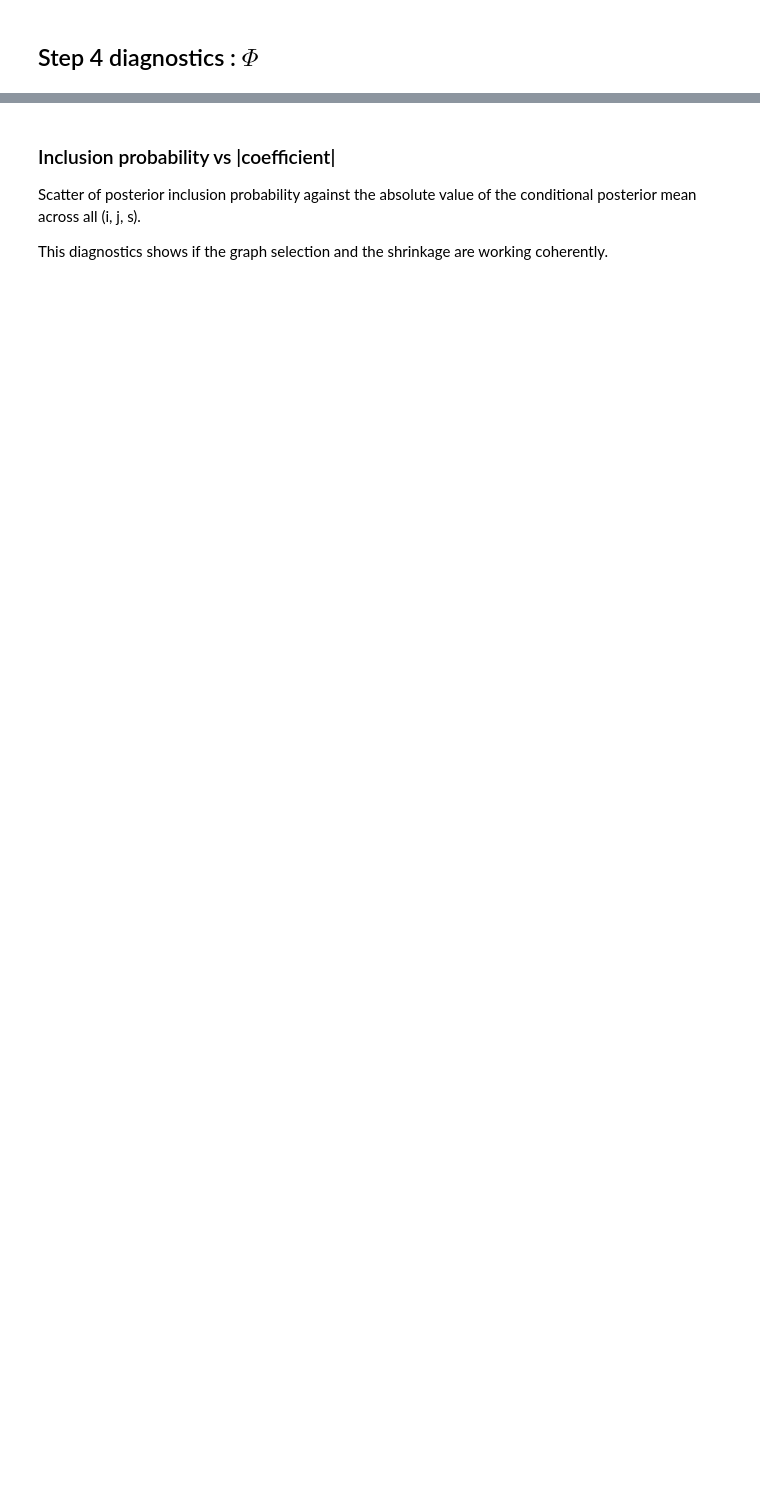
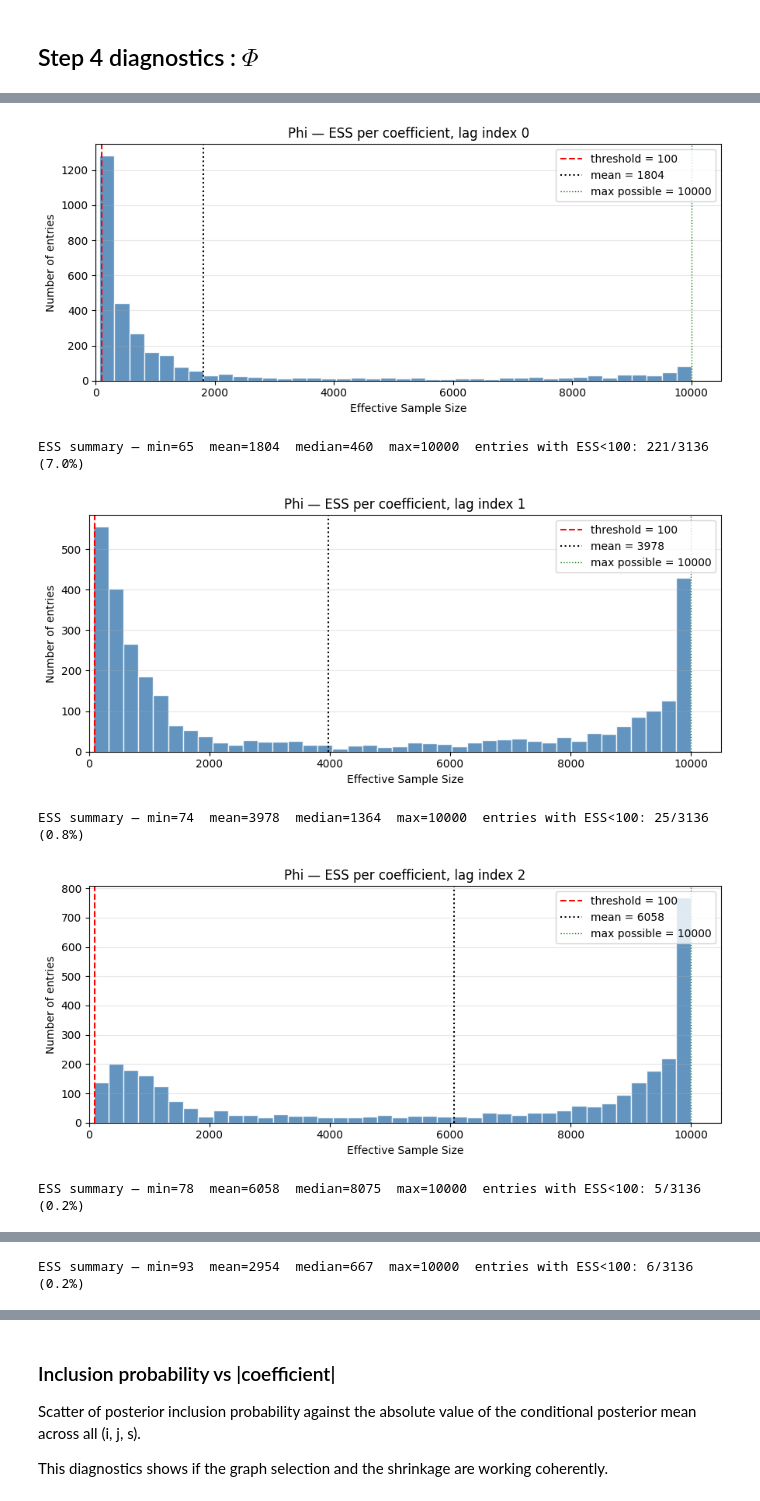
Before and after one commit to Silvia-Guidi/tesi, a Jupyter notebook: notebooks/diagnostics.ipynb, the cells around one changed output, grey strips where cells are left out. Drawn from its saved outputs; the diff is of its cells as text; code cells hidden in the pictures; blank space fills up the shorter version.

```diff
--- a/notebooks/diagnostics.ipynb
+++ b/notebooks/diagnostics.ipynb
@@ -587,18 +616,12 @@ plt.show()
-# %%
-ACTIVE_THRESHOLD = 0.05   # arcs active in >= 5% of iterations
-
-for s in range(n_lags):
-    active_frac = samples_all['G_Phi'][:, :, s, :].mean(axis=2)
-    mask = (active_frac >= ACTIVE_THRESHOLD).astype(int)
-    if mask.sum() == 0:
-        print(f"Lag index {s}: no arc above {ACTIVE_THRESHOLD:.0%} activity — ACF skipped")
-        continue
-    plot_acf_grid(Phi_samples[:, :, s, :],
-                  mask,
-                  f"Phi — ACF per coefficient, lag index {s} "
-                  f"(arcs with >= {ACTIVE_THRESHOLD:.0%} activity)")
 # %%
 for s in range(n_lags):
-    plot_ess_histogram(Phi_samples[:, :, s, :],
+    plot_ess_histogram(samples_all['Phi'][:, :, s, :],
                      all_ones_mask,
                      f"Phi — ESS per coefficient, lag index {s}")
+# %% [output]
+[figure, added]
+ESS summary — min=65  mean=1804  median=460  max=10000  entries with ESS<100: 221/3136 (7.0%)
+[figure, added]
+ESS summary — min=74  mean=3978  median=1364  max=10000  entries with ESS<100: 25/3136 (0.8%)
+[figure, added]
+ESS summary — min=78  mean=6058  median=8075  max=10000  entries with ESS<100: 5/3136 (0.2%)
@@ -605,2 +629,3 @@ for s in range(n_lags):
+ESS summary — min=93  mean=2954  median=667  max=10000  entries with ESS<100: 6/3136 (0.2%)
 # %%
 for s in range(n_lags):
```
Also changed, not shown: parts of 27 cells of this notebook, 1 other file.
